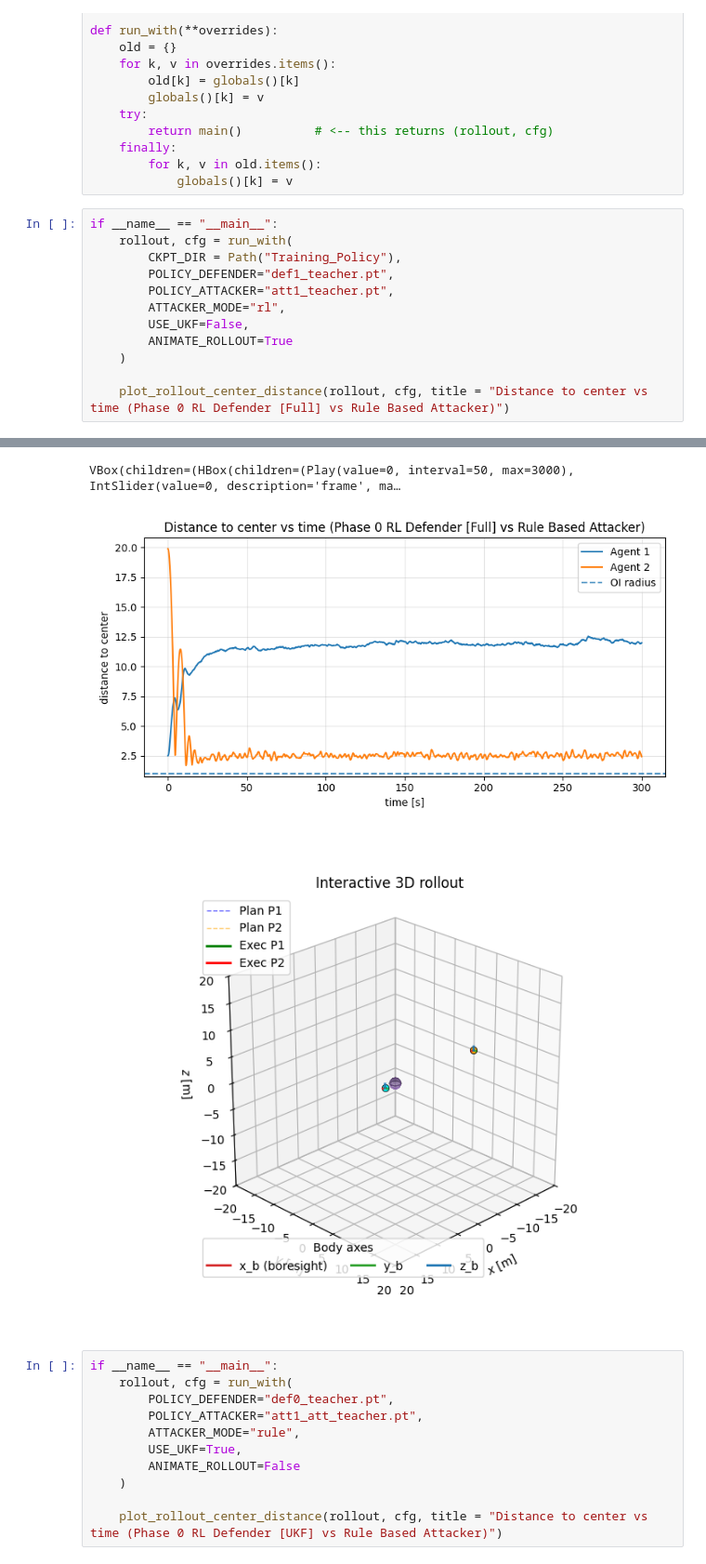
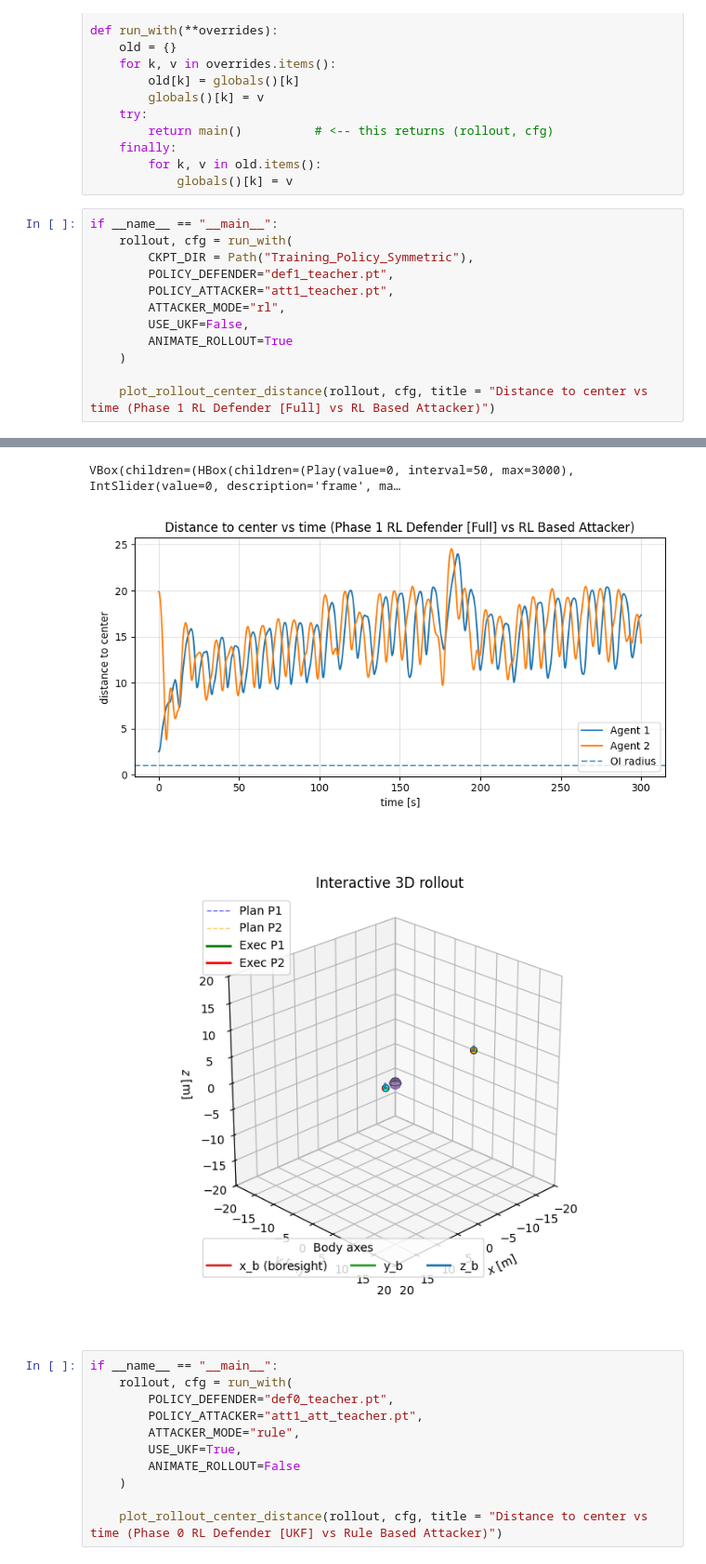
Before and after one commit to gussantaella1/PARL-PO, a Jupyter notebook: GameTheory_TopLevel.ipynb, the cells around one changed output, grey strips where cells are left out. Shown at 93% size. Saved outputs shown, nothing was run; the diff lists cells and outputs as text.

```diff
--- a/GameTheory_TopLevel.ipynb
+++ b/GameTheory_TopLevel.ipynb
@@ -181,22 +181,22 @@ def run_with(**overrides):
 # %%
 if __name__ == "__main__":
     rollout, cfg = run_with(
-        CKPT_DIR = Path("Training_Policy"),
+        CKPT_DIR = Path("Training_Policy_Symmetric"),
         POLICY_DEFENDER="def1_teacher.pt",
         POLICY_ATTACKER="att1_teacher.pt",
         ATTACKER_MODE="rl",
         USE_UKF=False,
         ANIMATE_ROLLOUT=True
     )
 
-    plot_rollout_center_distance(rollout, cfg, title = "Distance to center vs time (Phase 0 RL Defender [Full] vs Rule Based Attacker)")
+    plot_rollout_center_distance(rollout, cfg, title = "Distance to center vs time (Phase 1 RL Defender [Full] vs RL Based Attacker)")
 # %% [output]
 DEF ckpt? True ATT ckpt? True | attacker_mode: rl
 steps: 3000
 Finished rollout.
 Starting interactive rollout...
 VBox(children=(HBox(children=(Play(value=0, interval=50, max=3000), IntSlider(value=0, description='frame', ma…
-[figure, old version]
+[figure, new version]
 [figure]
 # %%
 if __name__ == "__main__":
```
Also changed, not shown: 27 other files.
